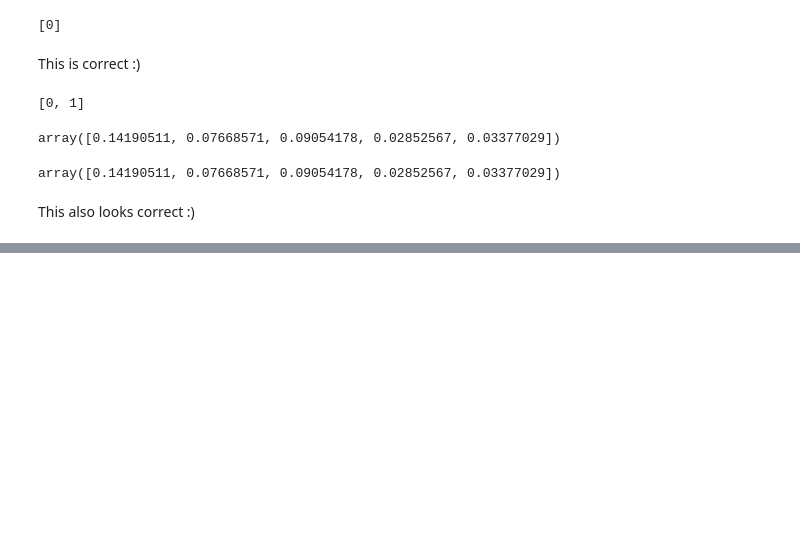
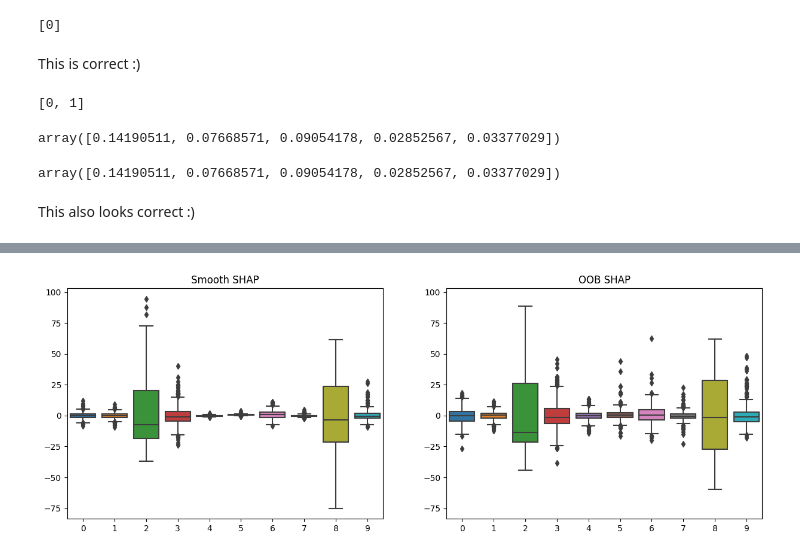
Before and after one commit to markusloecher/TreeBasedModel, a Jupyter notebook: notebooks/SHAP.ipynb, the cells around one changed output, grey strips where cells are left out. Saved outputs shown, nothing was run; the diff lists cells and outputs as text; code cells hidden in the pictures; blank space fills up the shorter version.

```diff
--- a/notebooks/SHAP.ipynb
+++ b/notebooks/SHAP.ipynb
@@ -205,8 +173,8 @@ for i in range(shap_test_in.shape[1]):
     preds.append(linear_reg.predict(shap_test_in[:,i].reshape(-1, 1)))
 # %%
 # Mean smooth shap value per feature
-smooth_shap = np.mean(preds, axis=1)
-smooth_shap
+smooth_shap_vals = np.mean(preds, axis=1)
+smooth_shap_vals
 # %% [output]
 array([ 0.01573641, -0.01943326, -0.02352027,  0.00909043, -0.0205315 ])
 # %% [markdown]
@@ -342,0 +378,2 @@ This also looks correct :)
+# %%
+X_dia, y_dia = datasets.load_diabetes(return_X_y=True, as_frame=True)
@@ -363,0 +398,4 @@ sns.jointplot(x=clf_forest_.inbag_SHAP_values[:,0], y=clf_forest_.oob_SHAP_value
+# %%
+reg_smooth_shap_val, reg_smooth_shap_mean, reg_lin_models, reg_shap_values_inbag, reg_shap_values_oob = smooth_shap(
+    reg_forest.inbag_SHAP_values, reg_forest.oob_SHAP_values, detailed_output=True
+)
@@ -363,0 +428,12 @@ sns.jointplot(x=clf_forest_.inbag_SHAP_values[:,0], y=clf_forest_.oob_SHAP_value
+# %%
+# Comparison Smooth SHAP vs OOB SHAP value distribution p feature
+fig, axs = plt.subplots(1,2,figsize=(15,5))
+
+sns.boxplot(reg_smooth_shap_val, ax =axs[0])
+sns.boxplot(reg_forest.oob_SHAP_values, ax =axs[1])
+
+axs[0].set_title("Smooth SHAP")
+axs[1].set_title("OOB SHAP")
+plt.setp(axs, ylim=axs[0].get_ylim());
+# %% [output]
+[figure, added]
```
Also changed, not shown: parts of 32 cells of this notebook, 3 other files.
